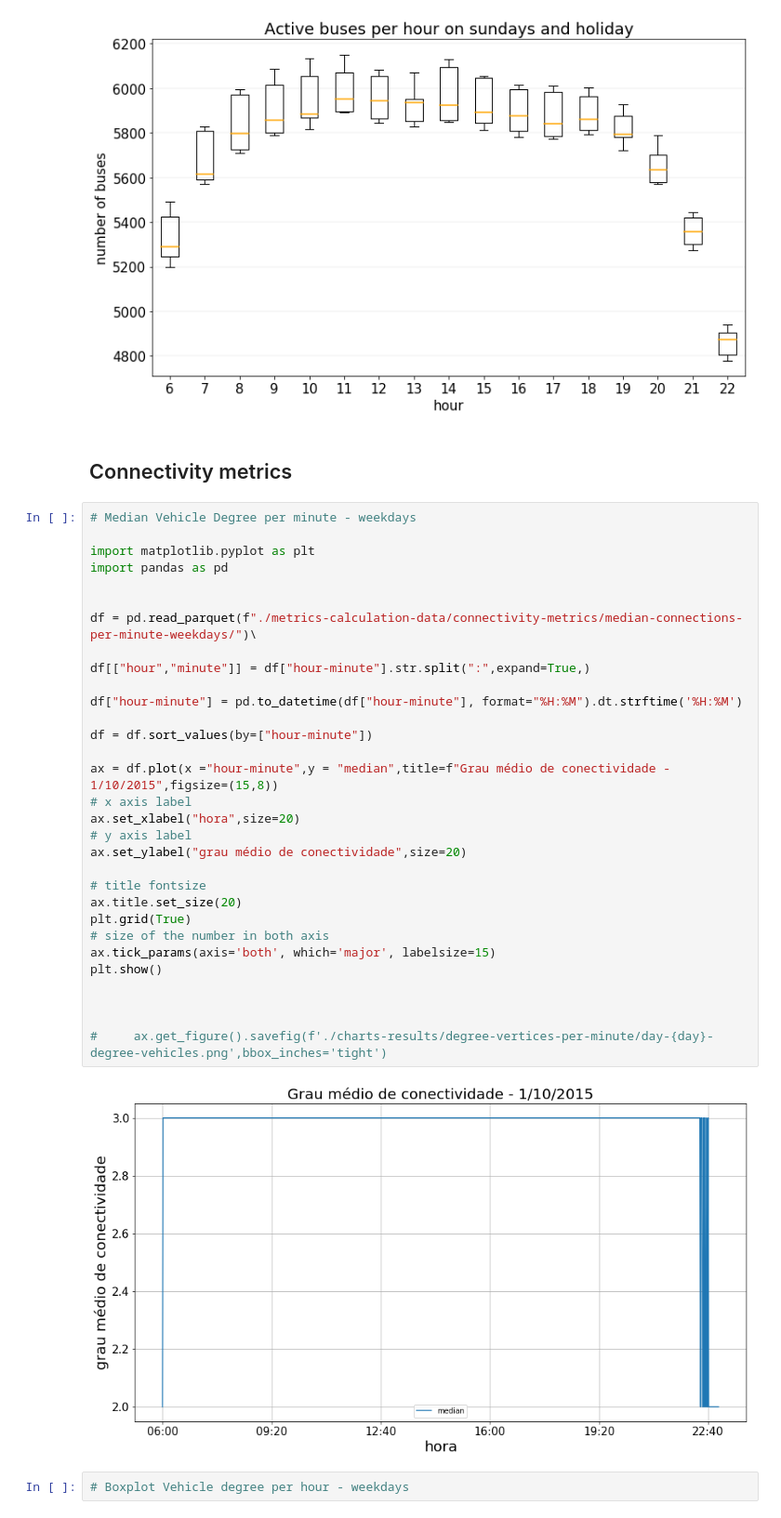
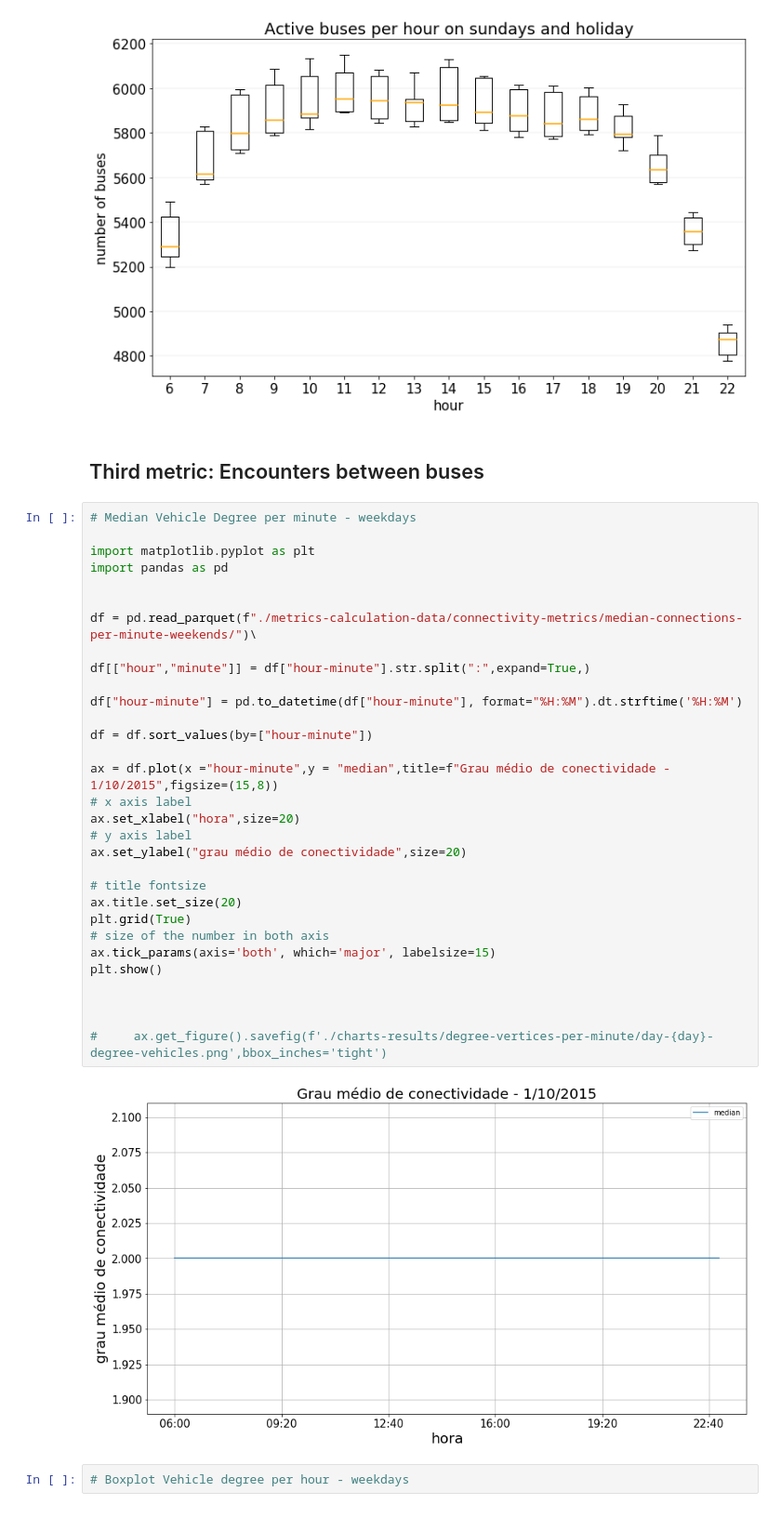
Before and after one commit to caroljunq/sptrans-data-analysis, a Jupyter notebook: article-journal/3-metrics-charts.ipynb, the cells around one changed output. Shown at 93% size. Cells and saved outputs as stored; diff of their text form.

Commit message:
connectivity metrics

```diff
--- a/article-journal/3-metrics-charts.ipynb
+++ b/article-journal/3-metrics-charts.ipynb
@@ -584,41 +587,41 @@ plt.title("Active buses per hour on sundays and holiday")
 plt.show()
 # %% [output]
 [figure]
-# %% [markdown]
-## Connectivity metrics
+# %% [markdown]
+## Third metric: Encounters between buses
 # %%
 # Median Vehicle Degree per minute - weekdays
 
 import matplotlib.pyplot as plt
 import pandas as pd
 
 
-df = pd.read_parquet(f"./metrics-calculation-data/connectivity-metrics/median-connections-per-minute-weekdays/")\
+df = pd.read_parquet(f"./metrics-calculation-data/connectivity-metrics/median-connections-per-minute-weekends/")\
 
 df[["hour","minute"]] = df["hour-minute"].str.split(":",expand=True,)
 
 df["hour-minute"] = pd.to_datetime(df["hour-minute"], format="%H:%M").dt.strftime('%H:%M')
 
 df = df.sort_values(by=["hour-minute"])
 
 ax = df.plot(x ="hour-minute",y = "median",title=f"Grau médio de conectividade - 1/10/2015",figsize=(15,8))
 # x axis label
 ax.set_xlabel("hora",size=20)
 # y axis label
 ax.set_ylabel("grau médio de conectividade",size=20)
 
 # title fontsize
 ax.title.set_size(20)
 plt.grid(True)
 # size of the number in both axis
 ax.tick_params(axis='both', which='major', labelsize=15)
 plt.show()
 
 
 
 #     ax.get_figure().savefig(f'./charts-results/degree-vertices-per-minute/day-{day}-degree-vehicles.png',bbox_inches='tight')
 # %% [output]
-[figure, old version]
+[figure, new version]
 # %%
 # Boxplot Vehicle degree per hour - weekdays
 # %% [output]
```
Also changed, not shown: parts of 3 cells of this notebook.
